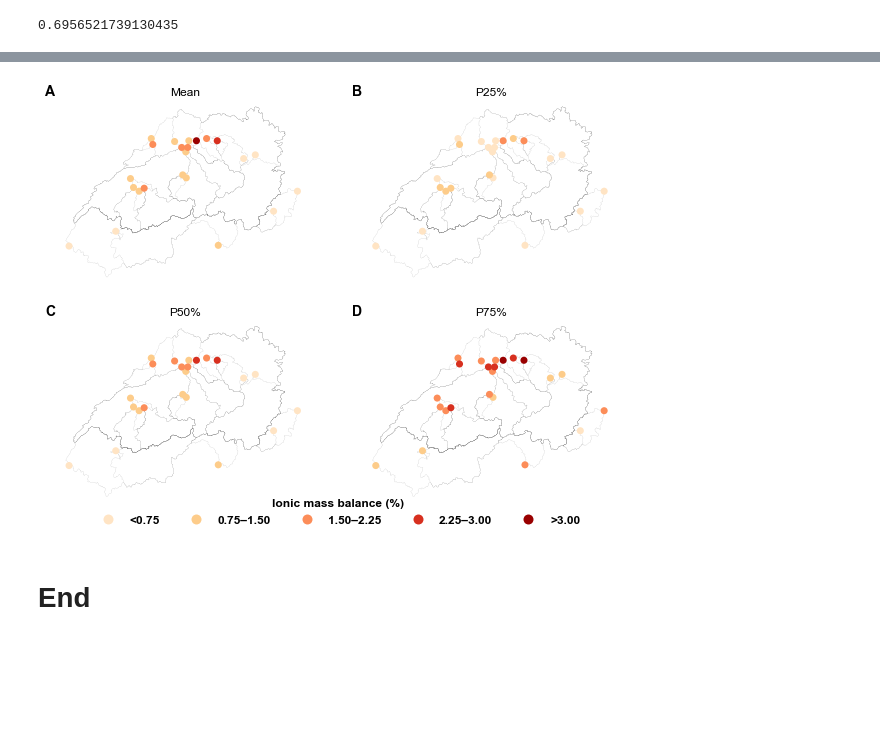
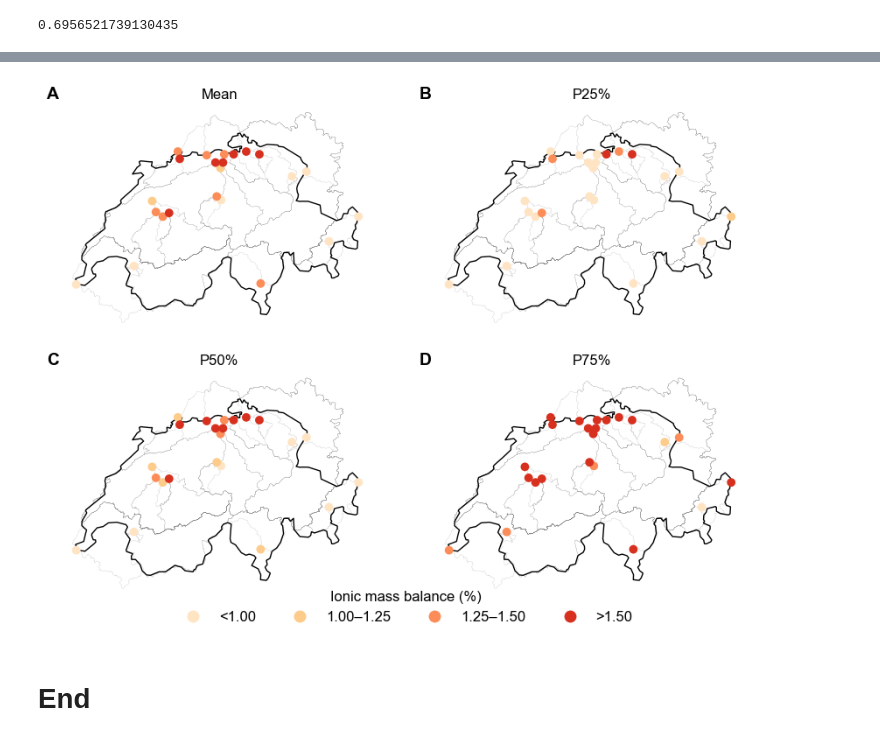
Before and after one commit to thiagovmdon/camels-ch-chem-paper, a Jupyter notebook: code/camels_ch_chem_D_figs_and_validation.ipynb, the cells around one changed output, grey strips where cells are left out. Cells and saved outputs as stored; diff of their text form; code cells hidden in the pictures; blank space fills up the shorter version.

Commit message:
Updated in the figures

```diff
--- a/code/camels_ch_chem_D_figs_and_validation.ipynb
+++ b/code/camels_ch_chem_D_figs_and_validation.ipynb
@@ -3487,9 +3535,9 @@ color_categories_EC_mean_naduf = [(-np.inf, 300), (300, 350), (350, 400), (400,
 color_categories_EC_mean_nawa = [(-np.inf, 300), (300, 350), (350, 400), (400, 450), (450, np.inf)]
 color_categories_ph_mean_naduf = [(-np.inf, 8), (8.0, 8.05), (8.05, 8.1), (8.1, 8.15), (8.15, np.inf)]
 color_categories_ph_mean_nawa = [(-np.inf, 8), (8.0, 8.05), (8.05, 8.1), (8.1, 8.15), (8.15, np.inf)]
-color_categories_foen_nawat_dist = [(-np.inf, 0), (0, 2.5), (2.5, 5), (5, 10), (10, np.inf)]
-color_categories_foen_nawaf_dist = [(-np.inf, 0), (0, 2.5), (2.5, 5), (5, 10), (10, np.inf)]
-color_categories_ionicbalance = [(-np.inf, 0.75), (0.75, 1.5), (1.5, 2.25), (2.25, 3.0), (3.0, np.inf)]
+color_categories_foen_nawat_dist = [(-np.inf, 0), (0, 3), (3, 6), (6, 9), (9, np.inf)]
+color_categories_foen_nawaf_dist = [(-np.inf, 0), (0, 3), (3, 6), (6, 9), (9, np.inf)]
+color_categories_ionicbalance = [(-np.inf, 1.0), (1.0, 1.25), (1.25, 1.50), (1.50, np.inf)]
 
 color_categories_Cl = [(-np.inf, 5), (5, 7.5), (7.5, 10), (10, 12.5), (12.5, np.inf)]
 color_categories_alk = [(-np.inf, 2), (2, 3), (3, 4), (4, 5), (5, np.inf)]
@@ -3843,6 +3891,7 @@ axs = axs.flatten()
 text_subplots = ["NAWA-Fracht", "NAWA-Trend"]
 legend_titles = ["A", "B"]
 for i, variable in enumerate(variable_list):
+    ch_shapefile.plot(ax=axs[i], facecolor='none', edgecolor='black', linewidth=1)
 
     if variable == "foen_nawaf_dist":
 
@@ -3866,7 +3915,7 @@ for i, variable in enumerate(variable_list):
 
 # Define your categories and colors
 categories = [(-np.inf, 0), (0, 2.5), (2.5, 5), (5, 10), (10, np.inf)]
-labels = ['0', '0-2.5', '2.5-5', '5-10', '>10']
+labels = ['0', '0-3', '3-6', '6-9', '>9']
 colors = ['bisque', '#fdcc8a', '#fc8d59', '#d7301f', '#990000']
 
 legend_elements = [
@@ -3891,7 +3940,7 @@ plt.show()
 ## Ionic mass balance - Nawa-Fracht
 # %%
 # Define the path where the CSV files are located
-path = r"results\stream_water_chemistry\interval_samples\nawa_fracht"  # Replace with the actual path
+path = r"results\Dataset\stream_water_chemistry\interval_samples\nawa_fracht"  # Replace with the actual path
 
 # Get all CSV files in the directory
 csv_files = glob.glob(os.path.join(path, "*.csv"))
@@ -4004,6 +4033,6 @@ mean_naduf_daily_df['ionic_balance_%'] = (
 # %%
 # Define the path where the CSV files are located
-path = r"results\stream_water_chemistry\interval_samples\nawa_fracht"  # Replace with the actual path
+path = r"results\Dataset\stream_water_chemistry\interval_samples\nawa_fracht"  # Replace with the actual path
 
 # Get all CSV files in the directory
 csv_files = glob.glob(os.path.join(path, "*.csv"))
@@ -4059,10 +4088,10 @@ for file in tqdm.tqdm(csv_files):
         (df_clean['sum_cations_meq'] + df_clean['sum_anions_meq'])
     ) * 100
     try:
-        ib_mean = df_clean.ionic_balance.describe().T["mean"]
-        ib_25 = df_clean.ionic_balance.describe().T["25%"]
-        ib_50 = df_clean.ionic_balance.describe().T["50%"]
-        ib_75 = df_clean.ionic_balance.describe().T["75%"]
+        ib_mean = abs(df_clean.ionic_balance.describe()).T["mean"]
+        ib_25 = abs(df_clean.ionic_balance.describe()).T["25%"]
+        ib_50 = abs(df_clean.ionic_balance.describe()).T["50%"]
+        ib_75 = abs(df_clean.ionic_balance.describe()).T["75%"]
 
     except:
         ib_mean = np.nan
@@ -4227,6 +4272,7 @@ legend_titles = ["A"]
 axs = axs.flatten()
 for i, variable in enumerate(variable_list):
 
+    ch_shapefile.plot(ax=axs[i], facecolor='none', edgecolor='black', linewidth=1)
 
     CAMELS_CH_Chem_catchments_nawaf.plot(ax=axs[i], facecolor='none', edgecolor='black', linewidth=0.05,  alpha=1)
 
@@ -4248,7 +4294,7 @@ for i, variable in enumerate(variable_list):
 
 # Define your categories and colors
 categories = [(-np.inf, 0.75), (0.75, 1.5), (1.5, 2.25), (2.25, 3.0), (3.0, np.inf)]
-labels = ['<0.75', '0.75–1.50', '1.50–2.25', '2.25–3.00', '>3.00']
+labels = ['<1.00', '1.00–1.25', '1.25–1.50', '>1.50']
 colors = ['bisque', '#fdcc8a', '#fc8d59', '#d7301f', '#990000']
 
 legend_elements = [
@@ -4256,33 +4302,33 @@ legend_elements = [
            markerfacecolor=color, markersize=10, markeredgecolor='none')
     for label, color in zip(labels, colors)
 ]
 
 
 fig.legend(handles=legend_elements, title='Ionic mass balance (%)',
            loc='lower center', bbox_to_anchor=(0.5, -0.02), frameon=False, ncol=len(labels))
 
 
 axs[0].set_title('A', loc="left", fontweight="bold", fontsize="14")
 axs[0].set_title('Mean', loc="center", fontweight="normal", fontsize="12")
 
 axs[1].set_title('B', loc="left", fontweight="bold", fontsize="14")
 axs[1].set_title('P25%', loc="center", fontweight="normal", fontsize="12")
 
 axs[2].set_title('C', loc="left", fontweight="bold", fontsize="14")
 axs[2].set_title('P50%', loc="center", fontweight="normal", fontsize="12")
 
 axs[3].set_title('D', loc="left", fontweight="bold", fontsize="14")
 axs[3].set_title('P75%', loc="center", fontweight="normal", fontsize="12")
 
 
 # Adjust layout and remove space between subplots
 plt.tight_layout()
 
 fig.savefig(r'results\figs\fig_ionicbalance.png', dpi=300, bbox_inches='tight')
 
 # Save or display the plot
 plt.show()
 # %% [output]
-[figure, old version]
+[figure, new version]
 # %% [markdown]
 # End
```
Also changed, not shown: parts of 30 cells of this notebook.
